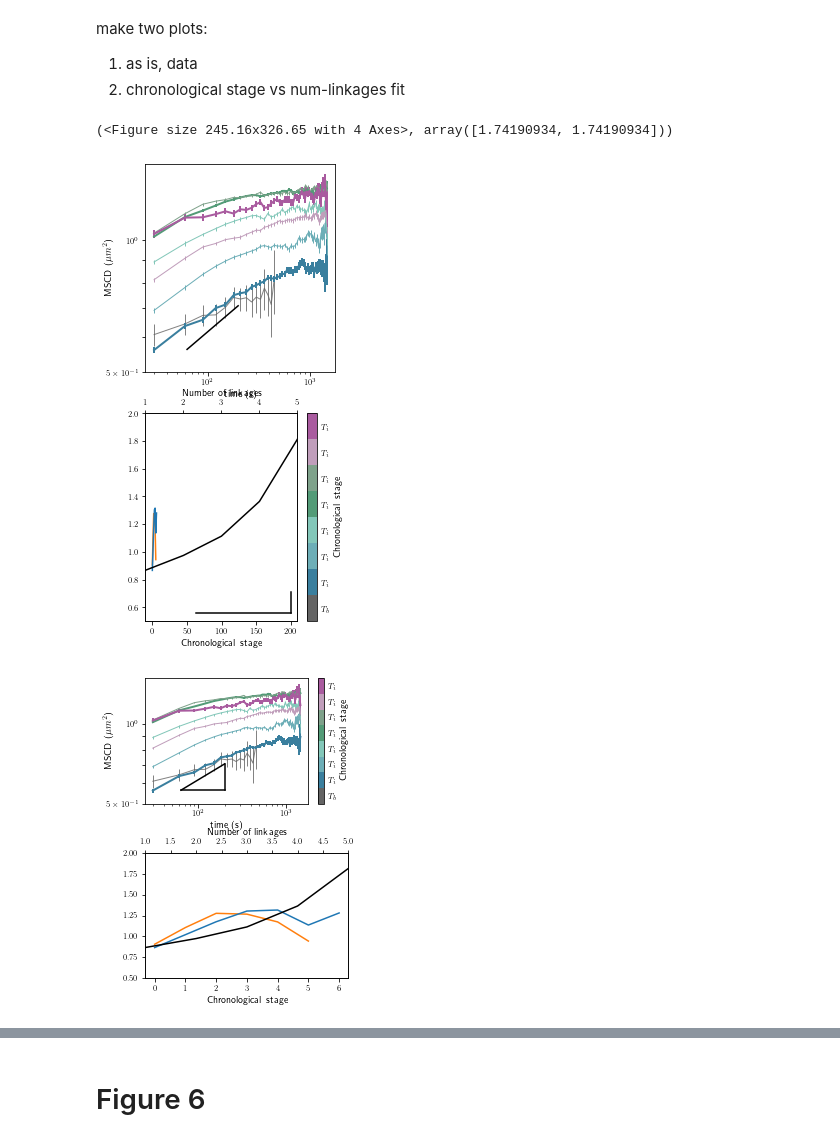
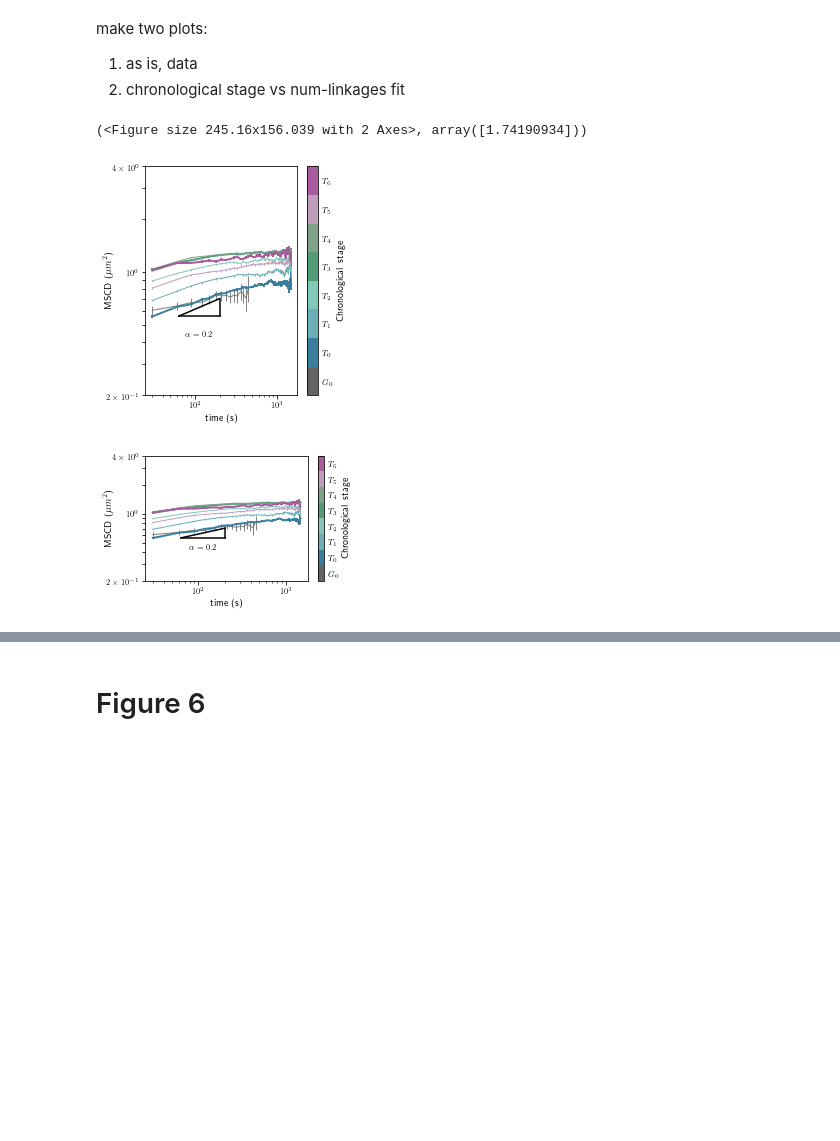
Before and after one commit to brunobeltran/multi_locus_analysis, a Jupyter notebook: doc/source/pnas-figures.ipynb, the cells around one changed output, grey strips where cells are left out. Drawn from its saved outputs; the diff is of its cells as text; code cells hidden in the pictures; blank space fills up the shorter version.

Commit message:
WIP: more work on figures!

```diff
--- a/doc/source/pnas-figures.ipynb
+++ b/doc/source/pnas-figures.ipynb
@@ -535,8 +495,8 @@ def fig4ac(ax, strain=('URA3', 'WT'), arrows=True):
 
 
     ## ticks, labels, etc
-    ax.set_yticks([0.5, 0.6, 0.7, 0.8, 0.9, 1])#, [r"$5\times{}10^{-1}$", "$10^0$"])
-    ax.set_yticklabels([r"$5\times{}10^{-1}$", "", "", "", "", "$10^0$"])
+    ax.set_yticks([0.5, 0.6, 0.7, 0.8, 0.9, 1, 2])#, [r"$5\times{}10^{-1}$", "$10^0$"])
+    ax.set_yticklabels([r"$5\times{}10^{-1}$", "", "", "", "", "$10^0$", ""])
     ax.set_xlabel('time (s)')
     ax.set_ylabel('MSCD ($\mu{}m^2$)', labelpad=-float(mpl.rcParams['font.size']))
     return ax
@@ -562,31 +522,32 @@ make two plots:
 1) as is, data
 2) chronological stage vs num-linkages fit
 # %%
-def fig4d(ax):
-    wt = plateaus[(locus, 'WT')]
-    sp = plateaus[(locus, 'SP')]
-    ax.plot(np.arange(len(wt)), wt.values, c=cycling_cmap(1))
-    ax.plot(np.arange(len(sp)), sp.values, c=cycling_cmap(0))
-    ax.set_xlabel('Chronological stage')
-    ax.set_ylim([0.5, 2])
-    ax2 = ax.twiny()
-    ax2.plot(andy_links, andy_plats, c='k')
-    ax2.set_xlabel('Number of linkages')
-    ax2.set_xlim([1, 5])
+# # twin version rejected by Sean
+# def fig4d_twin(ax):
+#     wt = plateaus[(locus, 'WT')]
+#     sp = plateaus[(locus, 'SP')]
+#     ax.plot(np.arange(len(wt)), wt.values, c=cycling_cmap(1))
+#     ax.plot(np.arange(len(sp)), sp.values, c=cycling_cmap(0))
+#     ax.set_xlabel('Chronological stage')
+#     ax.set_ylim([0.5, 2])
+#     ax2 = ax.twiny()
+#     ax2.plot(andy_links, andy_plats, c='k')
+#     ax2.set_xlabel('Number of linkages')
+#     ax2.set_xlim([1, 5])
 def fig4c_with_triangle(ax):
     fig4ac(ax, strain=('URA3', 'SP'), arrows=False)
-    bplt.draw_power_law_triangle(0.2, (1.8, -0.25), 0.5, orientation='down', ax=ax)
+    bplt.draw_power_law_triangle(0.2, (1.8, -0.25), 0.5, orientation='down', ax=ax, label=r'$\alpha=0.2$')
     return ax
 
 bplt.make_at_aspect(
-        [fig4c_with_triangle, fig4d],
-        [1/golden_ratio, 1/golden_ratio], col_width,
+        [fig4c_with_triangle],
+        [1/golden_ratio], col_width,
         tight_width='bbox', hspace=0.15, halign=['min_axis_width', 'min_axis_width'],
         is_ratio=True)
 # %% [output]
-(<Figure size 245.16x326.65 with 4 Axes>, array([1.74190934, 1.74190934]))
+(<Figure size 245.16x156.039 with 2 Axes>, array([1.74190934]))
-[figure, old version]
+[figure, new version]
-[figure, old version]
+[figure, new version]
 # %%
 def fig4a_with_triangle(ax):
     fig4ac(ax, strain=('URA3', 'WT'))
```
Also changed, not shown: parts of 21 cells of this notebook.
